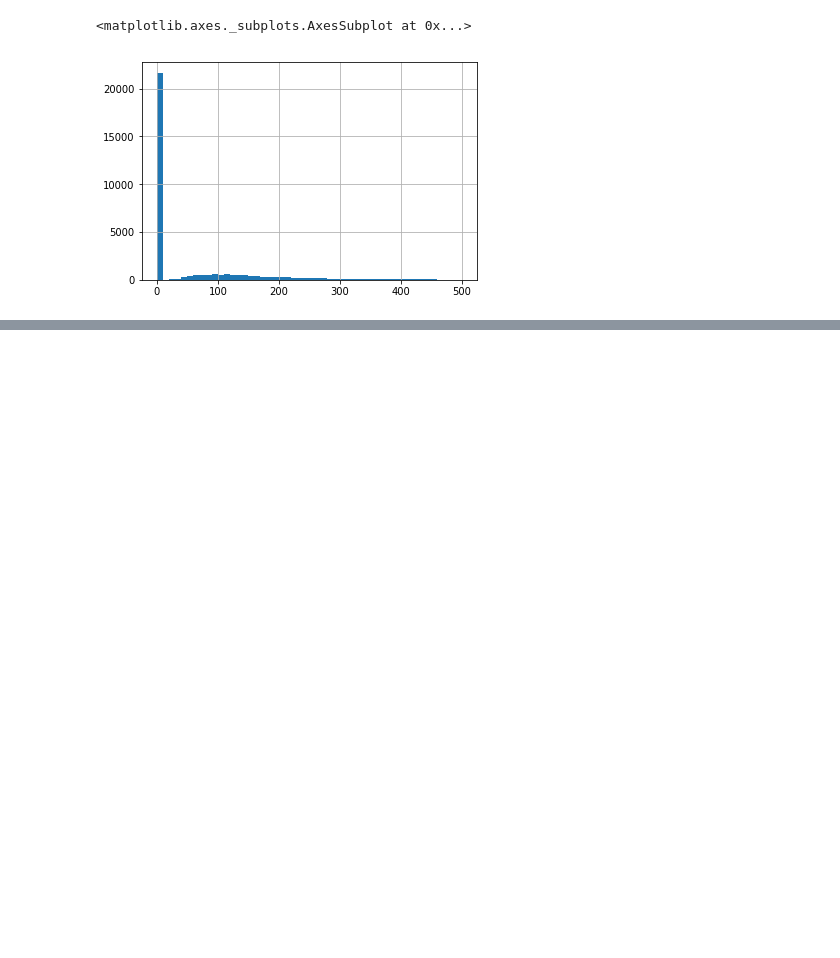
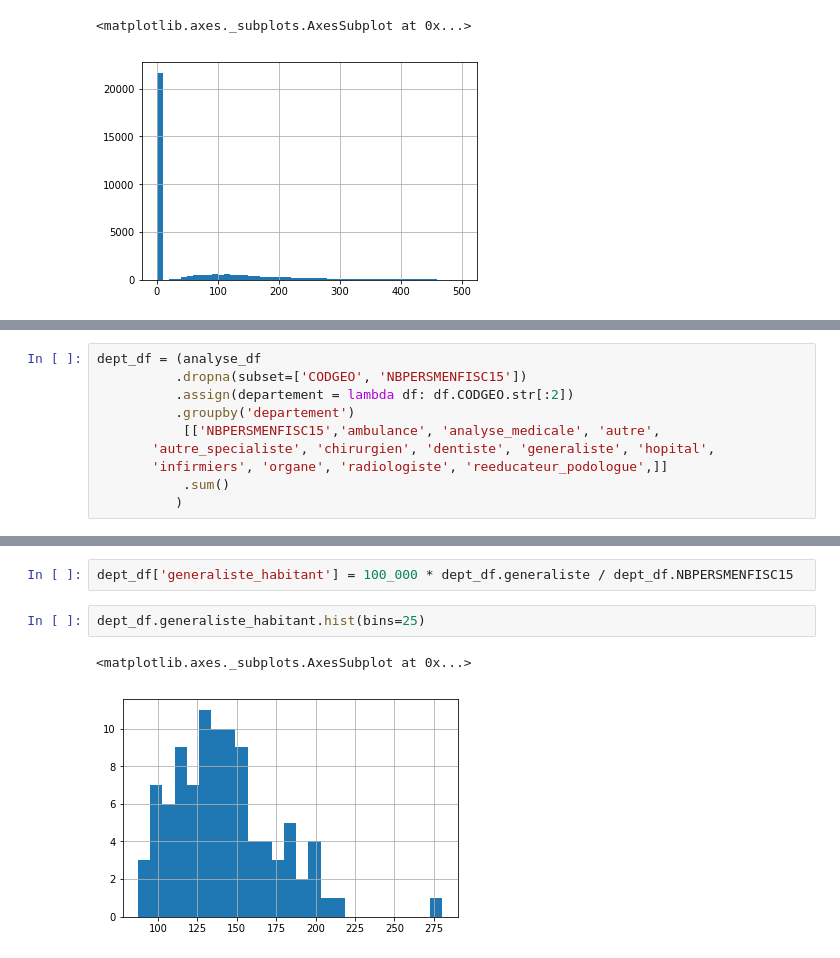
Before and after one commit to virgilus/desert-medicaux-global, a Jupyter notebook: notebooks/analyse_deserts.ipynb, the cells around one changed output, grey strips where cells are left out. Drawn from its saved outputs; the diff is of its cells as text; blank space fills up the shorter version.

```diff
--- a/notebooks/analyse_deserts.ipynb
+++ b/notebooks/analyse_deserts.ipynb
@@ -84,0 +158,10 @@ analyse_df.query('generaliste_habitants < 500').generaliste_habitants.hist(bins=
+# %%
+dept_df = (analyse_df
+          .dropna(subset=['CODGEO', 'NBPERSMENFISC15'])
+          .assign(departement = lambda df: df.CODGEO.str[:2])
+          .groupby('departement')
+           [['NBPERSMENFISC15','ambulance', 'analyse_medicale', 'autre',
+       'autre_specialiste', 'chirurgien', 'dentiste', 'generaliste', 'hopital',
+       'infirmiers', 'organe', 'radiologiste', 'reeducateur_podologue',]]
+           .sum()
+          )
@@ -84,0 +178,7 @@ analyse_df.query('generaliste_habitants < 500').generaliste_habitants.hist(bins=
+# %%
+dept_df['generaliste_habitant'] = 100_000 * dept_df.generaliste / dept_df.NBPERSMENFISC15
+# %%
+dept_df.generaliste_habitant.hist(bins=25)
+# %% [output]
+<matplotlib.axes._subplots.AxesSubplot at 0x...>
+[figure, added]
```
Also changed, not shown: parts of 21 cells of this notebook.
